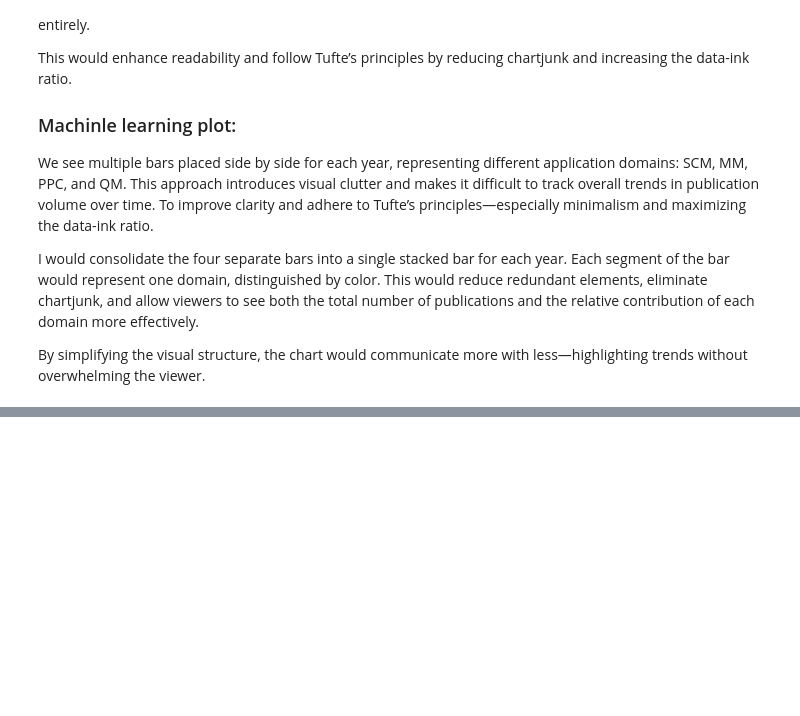
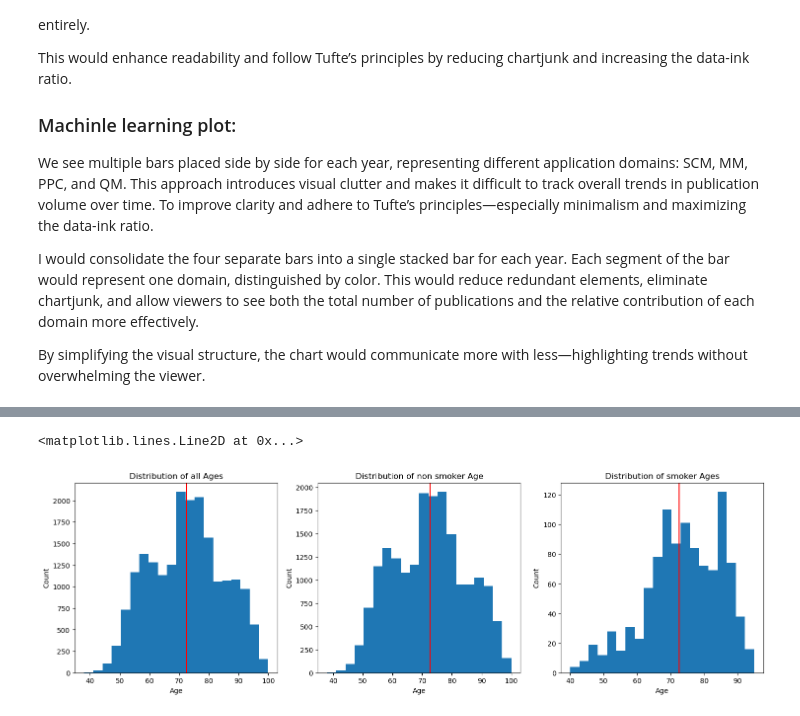
Before and after one commit to mak8427/data_visualization, a Jupyter notebook: problem-sheet-09/ex09_davide.ipynb, the cells around one changed output, grey strips where cells are left out. Saved outputs shown, nothing was run; the diff lists cells and outputs as text; code cells hidden in the pictures; blank space fills up the shorter version.

```diff
--- a/problem-sheet-09/ex09_davide.ipynb
+++ b/problem-sheet-09/ex09_davide.ipynb
@@ -15,0 +24,5 @@ By simplifying the visual structure, the chart would communicate more with less
+# %%
+data = np.load('smokers.npz')
+data = pd.DataFrame(data['data'])
+data.columns= ['country', 'smoker', 'age']
+data
@@ -15,0 +43,27 @@ By simplifying the visual structure, the chart would communicate more with less
+# %%
+ax,fig = plt.subplots(1,3, figsize = (18,5))
+
+
+fig[0].hist(data['age'], bins=20)
+fig[0].title.set_text('Distribution of all Ages')
+fig[0].set_xlabel('Age')
+fig[0].set_ylabel('Count')
+fig[0].axvline(x=data['age'].mean(), color='r')
+
+
+
+fig[1].hist(data[data['smoker'] == 0]['age'], bins=20)
+fig[1].title.set_text('Distribution of non smoker Age')
+fig[1].set_xlabel('Age')
+fig[1].set_ylabel('Count')
+fig[1].axvline(x=data['age'].mean(), color='r')
+
+
+fig[2].hist(data[data['smoker'] == 1]['age'], bins=20)
+fig[2].title.set_text('Distribution of smoker Ages')
+fig[2].set_xlabel('Age')
+fig[2].set_ylabel('Count')
+fig[2].axvline(x=data['age'].mean(), color='r')
+# %% [output]
+<matplotlib.lines.Line2D at 0x...>
+[figure, added]
```
Also changed, not shown: parts of 4 cells of this notebook.
